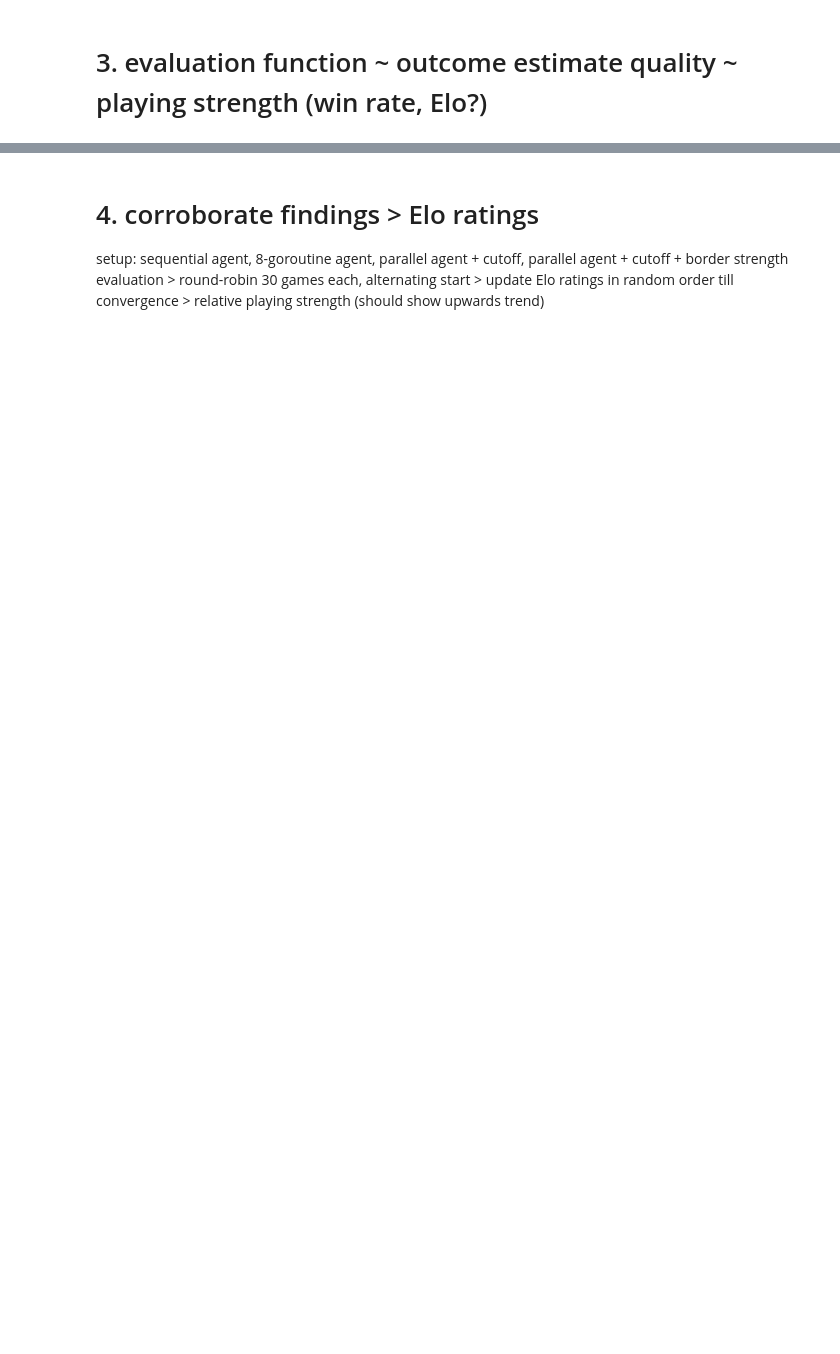
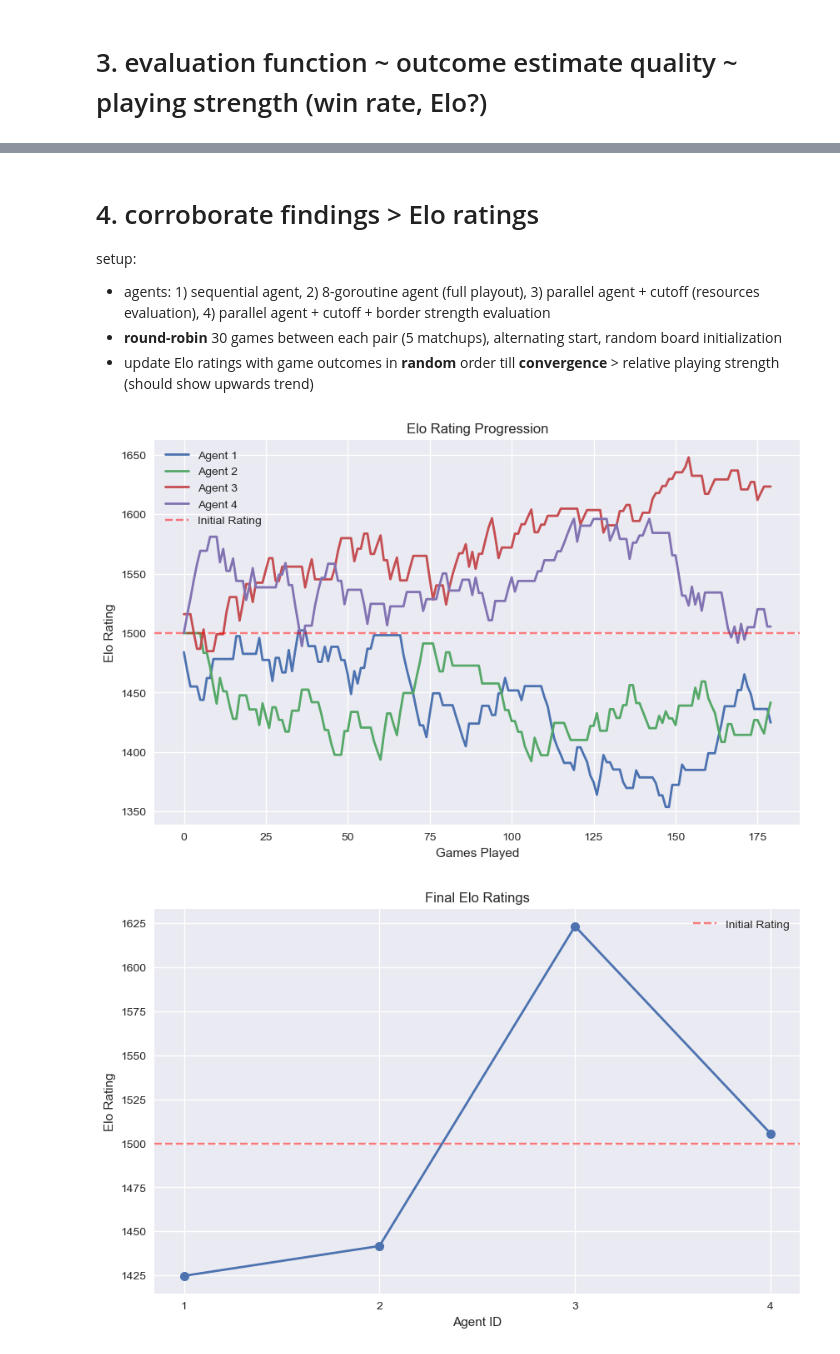
Before and after one commit to christopherWilliams98/risk-agent, a Jupyter notebook: experiments/analysis.ipynb, the cells around one changed output, grey strips where cells are left out. Drawn from its saved outputs; the diff is of its cells as text; code cells hidden in the pictures; blank space fills up the shorter version.

```diff
--- a/experiments/analysis.ipynb
+++ b/experiments/analysis.ipynb
@@ -203,3 +170,31 @@ plt.show()
 # %% [markdown]
 # 4. corroborate findings > Elo ratings
-setup: sequential agent, 8-goroutine agent, parallel agent + cutoff, parallel agent + cutoff + border strength evaluation > round-robin 30 games each, alternating start > update Elo ratings in random order till convergence > relative playing strength (should show upwards trend)
+setup:
+- agents: 1) sequential agent, 2) 8-goroutine agent (full playout), 3) parallel agent + cutoff (resources evaluation), 4) parallel agent + cutoff + border strength evaluation
+- **round-robin** 30 games between each pair (5 matchups), alternating start, random board initialization
+- update Elo ratings with game outcomes in **random** order till **convergence** > relative playing strength (should show upwards trend)
+# %%
+# TODO: calculate Elo rating updates
+# TODO: plot Elo rating updatse over time, show final ratings after convergence
+
+# TODO: establish and implement a convergence criterion
+
+agent_configs, game_records, move_records, output_dir = load_experiment_data("data/elo")
+
+# TODO: apply diff K values depending on # of games each pair
+# TODO: optional seed for reproducibility
+
+# Calculate Elo ratings after each game
+ratings_df = calculate_elo_updates(game_records, seed=None)
+
+# Plot ratings progression
+# TODO: check convergence
+plt = plot_elo_progression(ratings_df, agent_configs, output_dir)
+plt.show()
+
+# Plot final ratings
+plt = plot_final_elo_ratings(ratings_df.iloc[-1], agent_configs, output_dir)
+plt.show()
+# %% [output]
+[figure, added]
+[figure, added]
```
Also changed, not shown: parts of 6 cells of this notebook, 4 other files.
